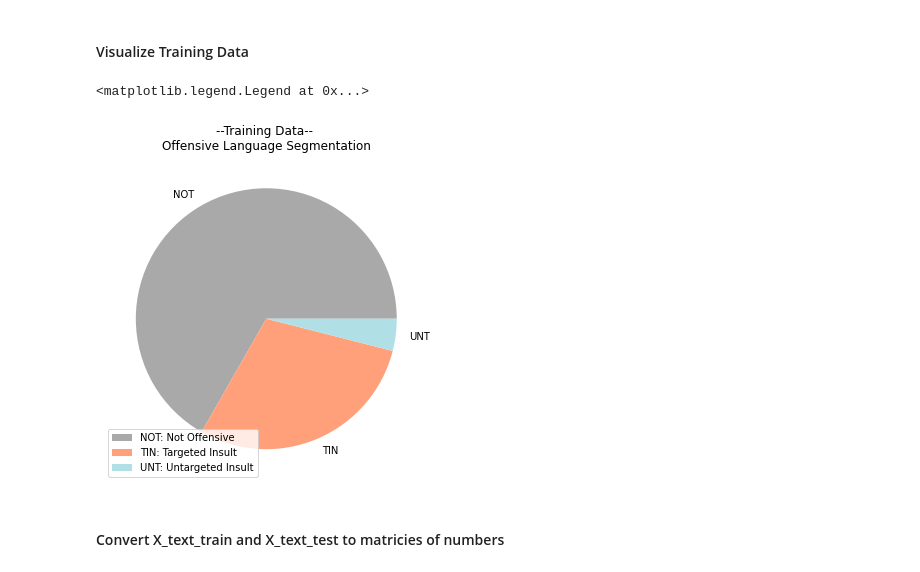
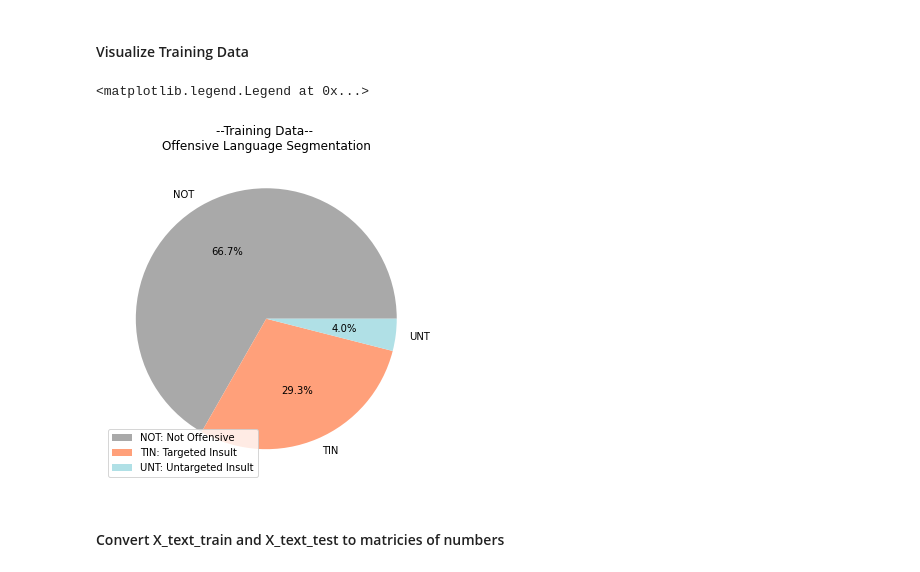
Before and after one commit to RudyJAMartinez/Data-Foundations-Python, a Jupyter notebook: 00. Final Project/Data Set/offensive_language_detection.ipynb, the cells around one changed output. Saved outputs shown, nothing was run; the diff lists cells and outputs as text; code cells hidden in the pictures.

```diff
--- a/00. Final Project/Data Set/offensive_language_detection.ipynb
+++ b/00. Final Project/Data Set/offensive_language_detection.ipynb
@@ -50,16 +44,16 @@ with open('test.tsv') as file:
 # %%
 with open('train.tsv') as file:
     train_file = csv.reader(file, delimiter = '\t', quoting = csv.QUOTE_NONE)
     train_df = pd.DataFrame(train_file)
 
 color_theme = ['darkgray', 'lightsalmon', 'powderblue']
 labels = ['NOT: Not Offensive', 'TIN: Targeted Insult', 'UNT: Untargeted Insult']
 
-train_df[2].value_counts().plot.pie(figsize = (6,6), title = '--Training Data-- \nOffensive Language Segmentation', ylabel = '', colors = color_theme )
+train_df[2].value_counts().plot.pie(figsize = (6,6), title = '--Training Data-- \nOffensive Language Segmentation', ylabel = '', colors = color_theme, autopct='%1.1f%%')
 plt.legend(labels, loc = 3)
 # %% [output]
 <matplotlib.legend.Legend at 0x...>
-[figure, old version]
+[figure, new version]
 # %% [markdown]
 #### Convert X_text_train and X_text_test to matricies of numbers
 # %%
```
Also changed, not shown: parts of 45 cells of this notebook, 9 other files.
